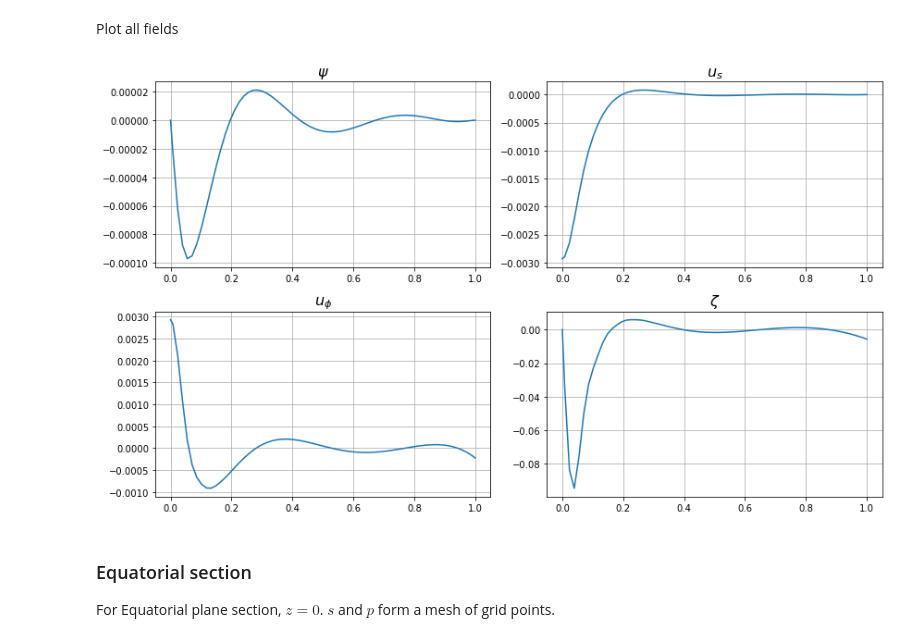
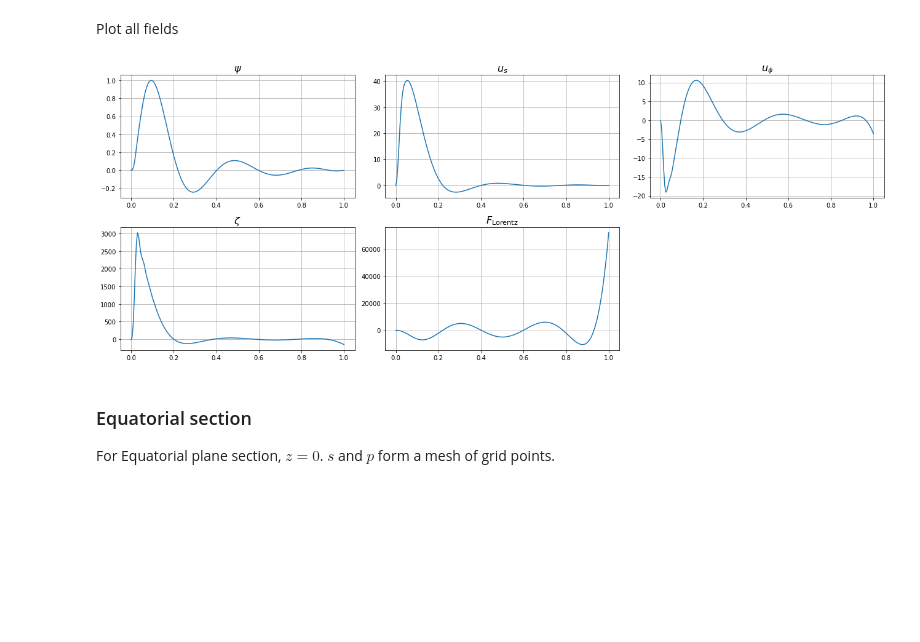
Before and after one commit to GentleMin/PlesioGeostroPy, a Jupyter notebook: Eigen_Post.ipynb, the cells around one changed output. Cells and saved outputs as stored; diff of their text form; code cells hidden in the pictures; blank space fills up the shorter version.

```diff
--- a/Eigen_Post.ipynb
+++ b/Eigen_Post.ipynb
@@ -420,11 +577,11 @@ Using Boyd's drift method:
 # %%
-class_idx = 0
+class_idx = 1
 
 src_idx_base = 0
 src_idx_comp = 1
 
 eig_drift, eig_nearest = nutils.eigen_drift(eig_vals_classes[class_idx], eig_vals_classes_comp[class_idx])
-drift_thresh = 1e+4
+drift_thresh = 1e+1
 drift_filter = 1./(eig_drift + 1e-16) > drift_thresh
 
 fig, ax = plt.subplots(figsize=(10, 6))
@@ -496,5 +665,5 @@ array([ 4.47141683e-14+0.00706853j, -8.61577625e-15+0.11751199j,
 # %%
-class_idx, mode_idx = 1, 7
+class_idx, mode_idx = 0, 5
 eigval = eig_vals_classes[class_idx][mode_idx]
 eigvec = eig_vecs_classes[class_idx][:, mode_idx]
 
@@ -507,11 +676,12 @@ map_coeff_vals = base.map_collection(xpd_cfg.recipe.rad_xpd.coeffs, eigvec)
 
 For radial plot, $\phi=Cst$, $z=Cst$.
 # %%
-p_cst = np.pi/4
+p_cst = 0
 z_cst = 0
-# s_array = np.linspace(0, 1, num=200)
-xi_array, _ = specfun.roots_chebyt(100)
-s_array = np.r_[0, np.sqrt((1 + xi_array)/2), 1]
+s_array = np.linspace(0, 1, num=200)
+# xi_array, _ = specfun.roots_chebyt(100)
+# s_array = np.r_[0, np.sqrt((1 + xi_array)/2), 1]
+# s_array = np.sqrt((1 + xi_array)/2)
 # %% [markdown]
 Calculate all fields
 # %%
@@ -527,55 +698,63 @@ def calc_field_rad(fname, field_f):
 eigmode_eval = field_func.apply(calc_field_rad, inplace=False, metadata=True)
 # %% [markdown]
 Plot all fields
+# %%
+max_idx = np.argmax(np.abs(eigmode_eval["Psi"]))
+phase = -np.angle(eigmode_eval["Psi"][max_idx])
+# phase_diff = -np.pi/12
+# phase_factor = np.exp(1j*(phase + phase_diff))
+p_diff = - np.pi/12
+phase_factor = np.exp(1j*(phase + 3*p_diff))
 # %%
 # plot_fields = [["Psi", "U_s", "U_p"],
 #                ["Mss", "Mpp", "Msp"],
-#                ["Msz", "Mpz", None],
+#                ["Msz", "Mpz", "Zeta"],
 #                ["zMss", "zMpp", "zMsp"],
 #                ["Bs_e", "Bp_e", "Bz_e"]]
 # plot_fnames = [[None, "$u_s$", r"$u_\phi$"],
 #                [None, None, None],
-#                [None, None, None],
+#                [None, None, r"$\zeta$"],
 #                [None, None, None],
 #                [None, None, None],]
-plot_fields = [["Psi", "U_s"],
-               ["U_p", "Zeta"]]
-plot_fnames = [[None, "$u_s$"],
-               [r"$u_\phi$", r"$\zeta$"]]
+plot_fields = [["Psi", "U_s", "U_p"],
+               ["Zeta", "F_ext", None]]
+plot_fnames = [[None, "$u_s$", r"$u_\phi$"],
+               [r"$\zeta$", r"$F_\mathrm{Lorentz}$", None]]
 
-# save_name = "./out/eigen/Malkus/Transformed/mode_radial_m3n5"
-save_name = None
+save_name = "./out/eigen/Poloidal_Dipole/Reduced/mode-s_radial_m3n5_N120_hybrid"
+# save_name = None
 override = False
+normalizer = np.max(np.abs(np.real(phase_factor*eigmode_eval["Psi"])))
 
 nrows, ncols = len(plot_fields), len(plot_fields[0])
 fig, axes = plt.subplots(nrows=nrows, ncols=ncols, figsize=(ncols*6, nrows*3.5))
 
 for i_r in range(nrows):
     for i_c in range(ncols):
         fname = plot_fields[i_r][i_c]
         ax = axes[i_r][i_c]
         if fname is None:
             ax.remove()
             continue
-        ax.plot(s_array, np.real(eigmode_eval[fname]))
-        if np.abs(np.real(eigmode_eval[fname])).max() < 1e-5:
+        ax.plot(s_array, np.real(phase_factor*eigmode_eval[fname])/normalizer)
+        if np.abs(np.real(phase_factor*eigmode_eval[fname])/normalizer).max() < 1e-5:
             ax.set_ylim([-1e-5, +1e-5])
         if fname in core.pgvar._field_names:
             ax.set_title(r'$%s$' % (core.pgvar_ptb[fname].name,), fontsize=16)
         else:
             ax.set_title(plot_fnames[i_r][i_c], fontsize=16)
         ax.grid(True)
 
 plt.tight_layout()
 if save_name is not None:
     if os.path.exists(save_name + '.png') and not override:
         print("File exists... aborting...")
     else:
         plt.savefig(save_name + '.png', format="png", dpi=150, bbox_inches="tight")
 
 plt.show()
 # %% [output]
-[figure, old version]
+[figure, new version]
 # %% [markdown]
 ### Equatorial section
 
```
Also changed, not shown: parts of 50 cells of this notebook, 12 other files.
